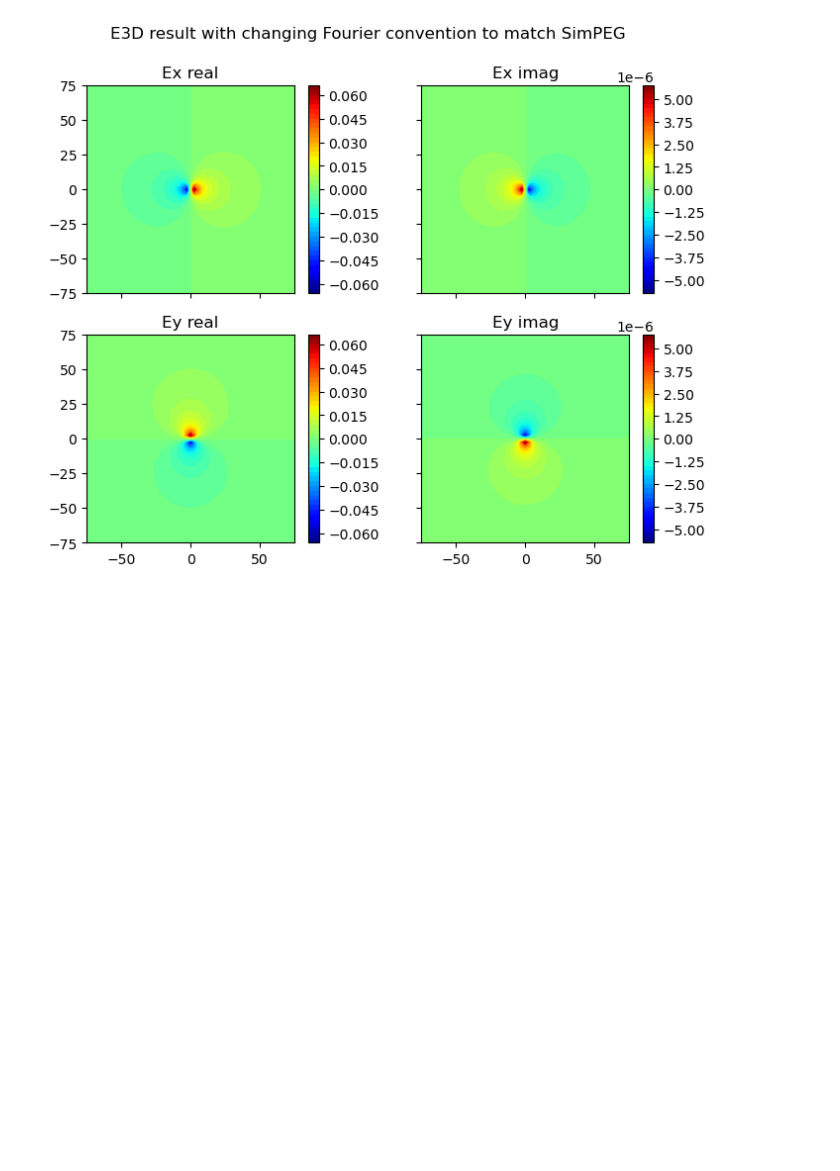
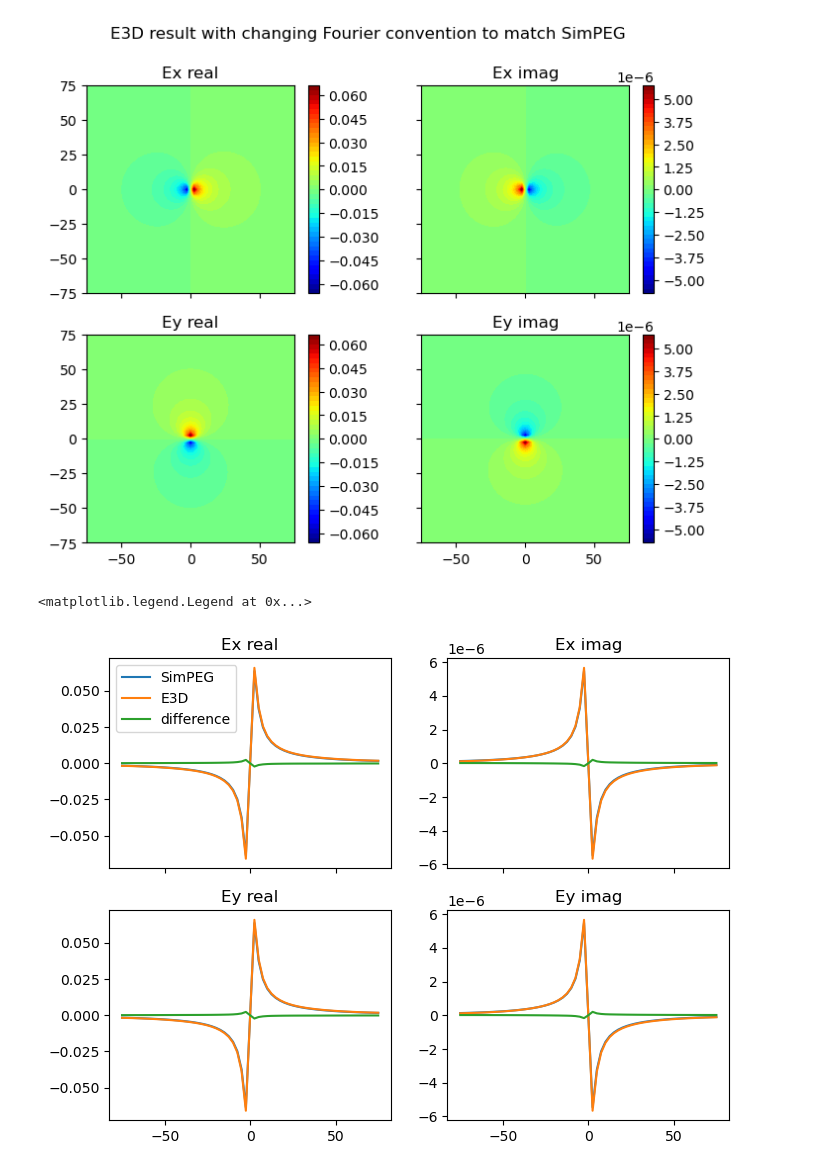
Before and after one commit to lheagy/sp-csem-inv, a Jupyter notebook: notebooks/forward-simulation.ipynb, the cells around one changed output. Cells and saved outputs as stored; diff of their text form; code cells hidden in the pictures; blank space fills up the shorter version.

```diff
--- a/notebooks/forward-simulation.ipynb
+++ b/notebooks/forward-simulation.ipynb
@@ -198,6 +198,40 @@ for a in ax.flatten():
 fig.suptitle("E3D result with changing Fourier convention to match SimPEG");
 # %% [output]
 [figure]
+# %%
+fig, ax = plt.subplots(2, 2, figsize=(8, 6), sharex=True)
+
+center_ind_y = int((len(rx_y)-1)/2)
+center_ind_x = int((len(rx_x)-1)/2)
+
+for a, rx in zip(ax.flatten(), rx_list):
+    dplot = dpred[source, rx].reshape(len(rx_x), len(rx_y), order="F")
+    # if subtract is not None:
+    #     dplot = dplot - subtract[source, rx].reshape(len(rx_x), len(rx_y), order="F")
+
+    orientation = "x" if rx.orientation[0] == 1 else "y"
+
+    if orientation == "x":
+        if rx.component == "real":
+            dplot_e3d = data_e3d_x[:, 0].reshape(len(rx_x), len(rx_y), order="F")
+        elif rx.component == "imag":
+            dplot_e3d = -1 * data_e3d_x[:, 1].reshape(len(rx_x), len(rx_y), order="F")
+        a.plot(rx_x, dplot[center_ind_y, :], color="C0", label="SimPEG")
+        a.plot(rx_x, dplot_e3d[center_ind_y, :], color="C1", label="E3D")
+        a.plot(rx_x, dplot[center_ind_y, :] - dplot_e3d[center_ind_y, :], color="C2", label="difference")
+    elif orientation == "y":
+        if rx.component == "real":
+            dplot_e3d = data_e3d_y[:, 0].reshape(len(rx_x), len(rx_y), order="F")
+        elif rx.component == "imag":
+            dplot_e3d = -1 * data_e3d_y[:, 1].reshape(len(rx_x), len(rx_y), order="F")
+        a.plot(rx_y, dplot[:, center_ind_x], color="C0", label="SimPEG")
+        a.plot(rx_y, dplot_e3d[:, center_ind_x], color="C1", label="E3D")
+        a.plot(rx_y, dplot[:, center_ind_x] - dplot_e3d[:, center_ind_x], color="C2", label="difference")
+    a.set_title(f"E{orientation} {rx.component}")
+ax[0, 0].legend()
+# %% [output]
+<matplotlib.legend.Legend at 0x...>
+[figure, added]
 # %%
 import simpeg
 simpeg.Report()
```
Also changed, not shown: parts of 4 cells of this notebook, 20 other files.
